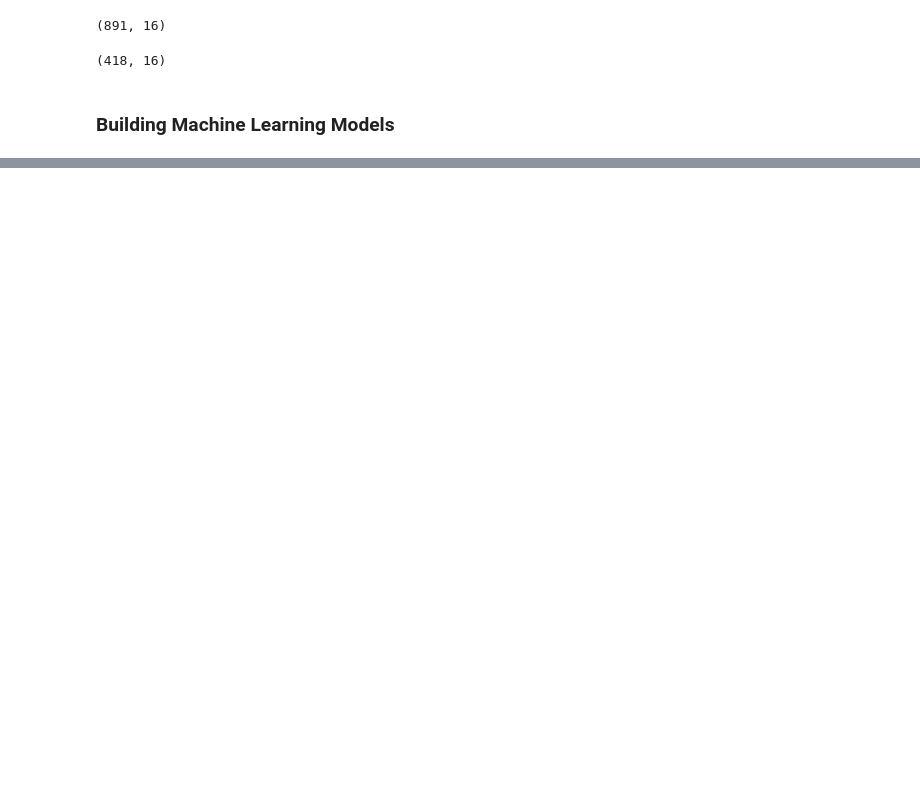
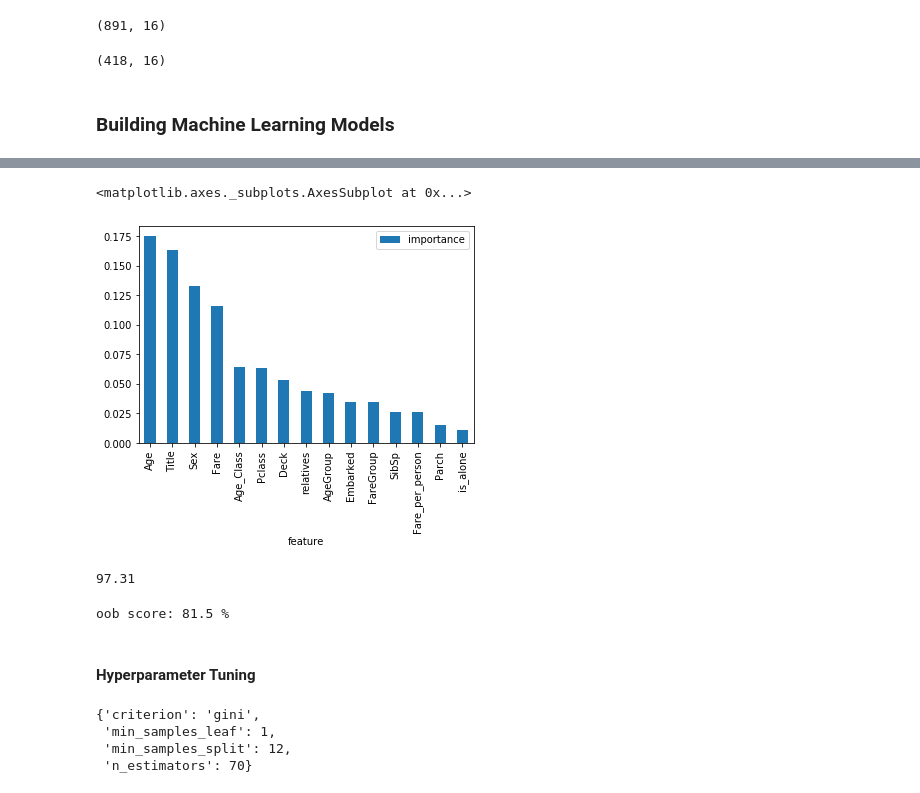
Before and after one commit to lenchyk/ML_Practice, a Jupyter notebook: Titanic/Titanic_anew.ipynb, the cells around one changed output, grey strips where cells are left out. Drawn from its saved outputs; the diff is of its cells as text; code cells hidden in the pictures; blank space fills up the shorter version.

```diff
--- a/Titanic/Titanic_anew.ipynb
+++ b/Titanic/Titanic_anew.ipynb
@@ -383,0 +452,6 @@ test.shape
+# %%
+perceptron = Perceptron(max_iter = 5)
+perceptron.fit(X_train, Y_train)
+Y_pred = perceptron.predict(X_test)
+acc_perceptron = round(perceptron.score(X_train, Y_train) * 100, 2)
+acc_perceptron
@@ -383,0 +462,6 @@ test.shape
+# %%
+linear_svc = LinearSVC()
+linear_svc.fit(X_train, Y_train)
+Y_pred = linear_svc.predict(X_test)
+acc_linear_svc = round(linear_svc.score(X_train, Y_train) * 100, 2)
+acc_linear_svc
@@ -383,0 +472,6 @@ test.shape
+# %%
+decision_tree = DecisionTreeClassifier()
+decision_tree.fit(X_train, Y_train)
+Y_pred = decision_tree.predict(X_test)
+acc_decision_tree = round(decision_tree.score(X_train, Y_train) * 100, 2)
+acc_decision_tree
@@ -383,0 +512,5 @@ test.shape
+# %%
+importances = pd.DataFrame({'feature': X_train.columns,
+                           'importance': np.round(random_forest.feature_importances_, 3)})
+importances = importances.sort_values('importance', ascending=False).set_index('feature')
+importances.head(15)
@@ -383,0 +535,5 @@ test.shape
+# %%
+importances.plot.bar()
+# %% [output]
+<matplotlib.axes._subplots.AxesSubplot at 0x...>
+[figure, added]
@@ -383,0 +543,31 @@ test.shape
+# %%
+# Let's improve Random Forest model
+random_forest = RandomForestClassifier(n_estimators=100, oob_score=True)
+random_forest.fit(X_train, Y_train)
+Y_prediction = random_forest.predict(X_test)
+acc_rf= round(random_forest.score(X_train, Y_train) * 100, 2)
+acc_rf
+# %% [output]
+97.31
+# %%
+print(f"oob score: {round(random_forest.oob_score_, 3) * 100} %")
+# %% [output]
+oob score: 81.5 %
+# %% [markdown]
+#### Hyperparameter Tuning
+# %%
+from sklearn.model_selection import GridSearchCV, cross_val_score
+
+param_grid = {"criterion": ["gini", "entropy"],
+              "min_samples_leaf": [1, 5, 10, 25],
+              "min_samples_split": [2, 4, 10, 12],
+              "n_estimators": [10, 40, 70, 100]}
+rf = RandomForestClassifier(n_estimators=100, n_jobs=-1, max_features='auto', oob_score=True, random_state=1)
+clf = GridSearchCV(estimator=rf, param_grid=param_grid, n_jobs=-1)
+clf.fit(X_train, Y_train)
+clf.best_params_
+# %% [output]
+{'criterion': 'gini',
+ 'min_samples_leaf': 1,
+ 'min_samples_split': 12,
+ 'n_estimators': 70}
```
Also changed, not shown: parts of 31 cells of this notebook.
